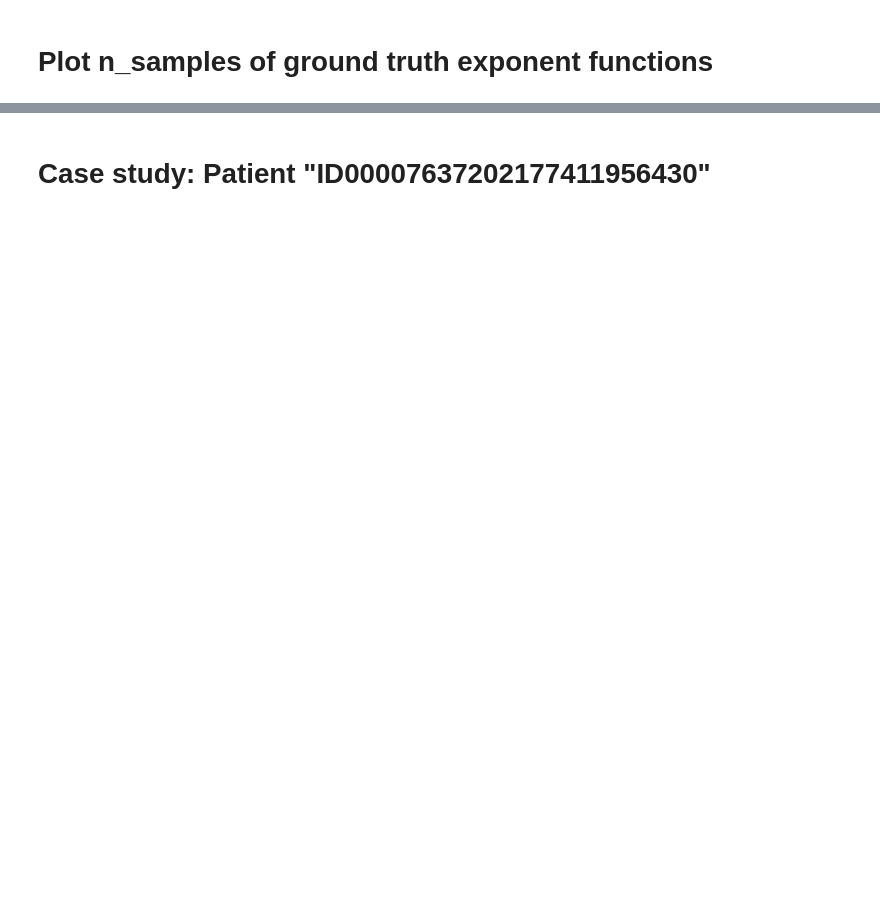
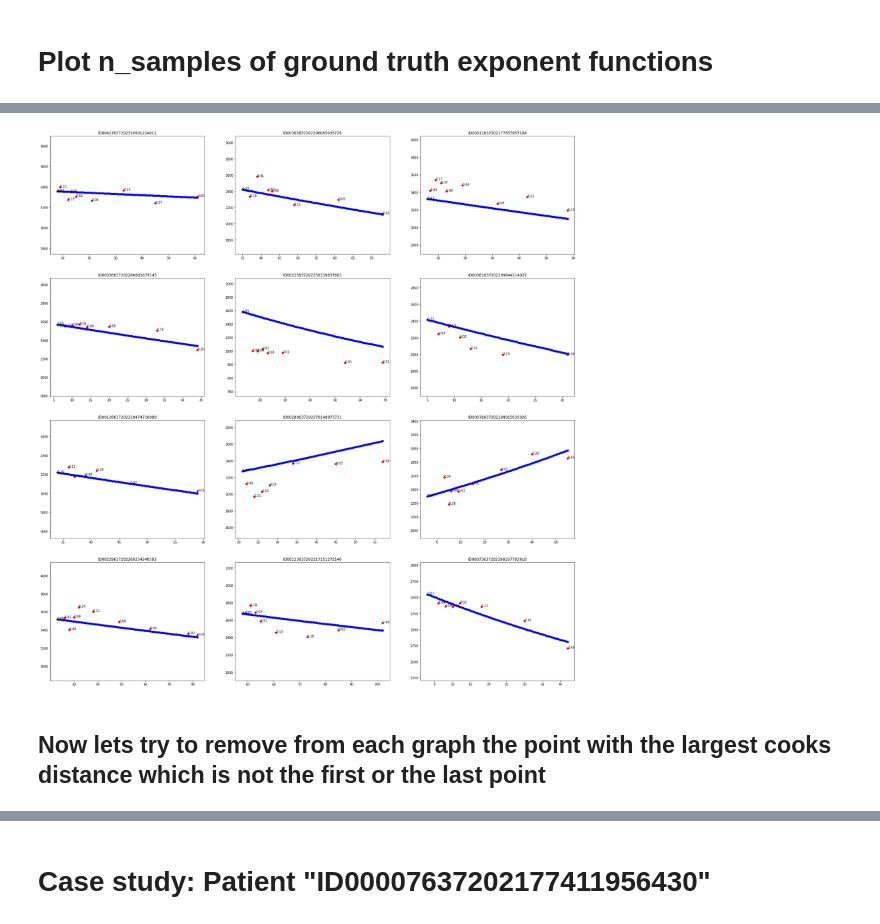
Before and after one commit to omerhac/osic-fibrosis, a Jupyter notebook: exponent_functions_eda.ipynb, the cells around one changed output, grey strips where cells are left out. Cells and saved outputs as stored; diff of their text form; code cells hidden in the pictures; blank space fills up the shorter version.

```diff
--- a/exponent_functions_eda.ipynb
+++ b/exponent_functions_eda.ipynb
@@ -148,11 +149,30 @@ for plot in range(N_SAMPLES):
 # %%
 from statsmodels.formula.api import ols
+N_SAMPLES = 12
 
-for id in train_table["Patient"].unique()[20:30]:
-  print(id)
+# initiate plot
+n_rows = math.ceil(N_SAMPLES / 3)
+n_cols = 3
+fig, ax = plt.subplots(n_rows, n_cols, figsize=(30, 8 * n_rows))
+
+for plot in range(N_SAMPLES):
+  id = np.random.choice(train_table["Patient"].unique())  # select a random sample
   hist = table_data.get_fvc_hist(train_table, id)
+
+  # get cooks distance
   m = ols("FVC ~ Weeks", hist).fit() # fit a statsmodels ols
-  visualize.plot_patient_exp(id, func_dict[id])
   infl = m.get_influence() # check influens on every point
-  outliers = infl.summary_frame()["cooks_d"] # show cooks distance for every point
-  print(outliers)
+  cooks_dists = infl.summary_frame()["cooks_d"] # show cooks distance for every point
+  # plot
+  visualize.plot_patient_exp(id, func_dict[id], ax=ax[plot//3, plot % 3])
+  ax[plot//3, plot%3].set_title(id)
+
+  # anotetae cooks distance
+  for i, dist in enumerate(cooks_dists):
+    ax[plot//3, plot%3].annotate('{0:.2f}'.format(dist), (hist["Weeks"].iloc[i], hist["FVC"].iloc[i]))
+
+plt.show()
+# %% [output]
+[figure, added]
+# %% [markdown]
+## Now lets try to remove from each graph the point with the largest cooks distance which is not the first or the last point
```
Also changed, not shown: parts of 15 cells of this notebook.
